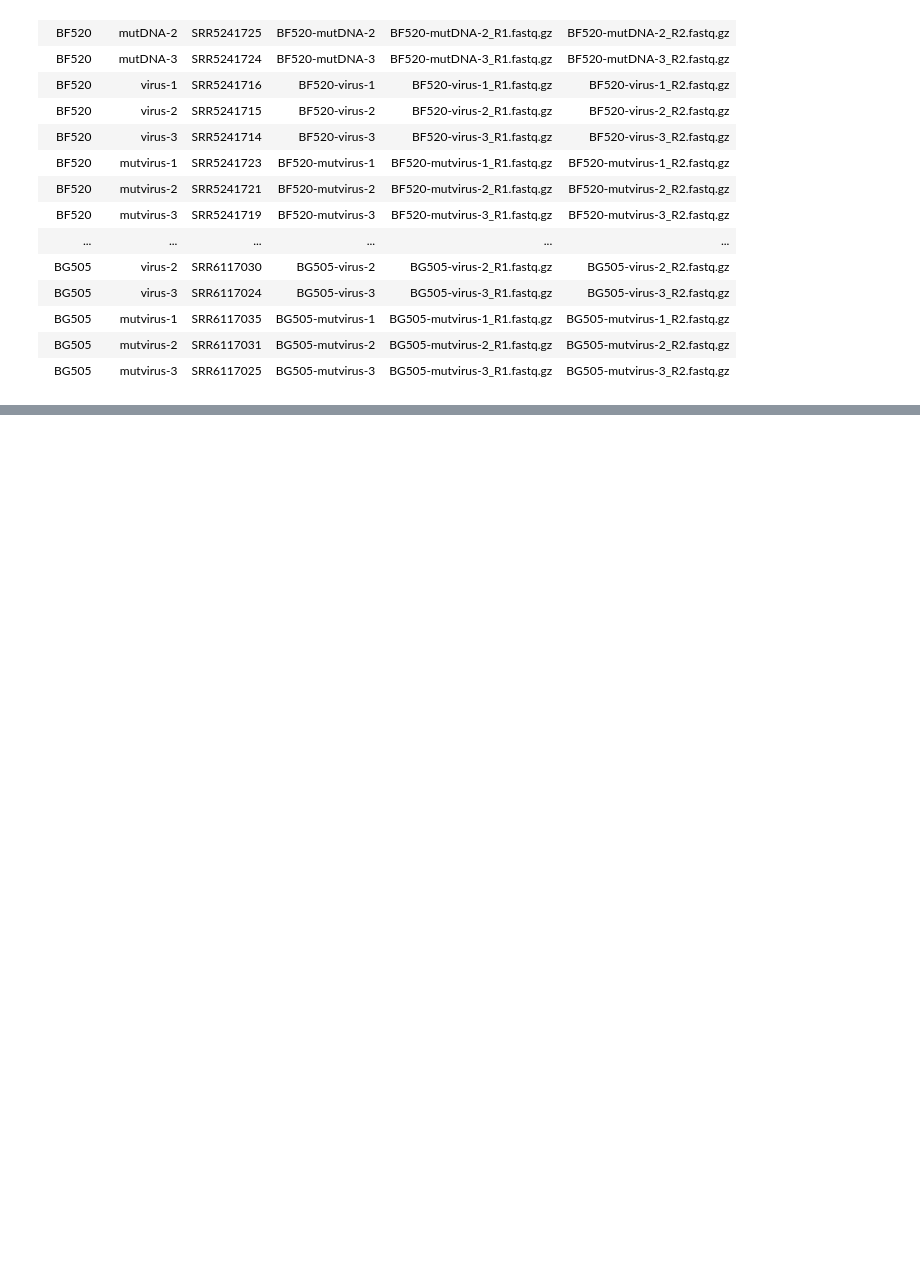
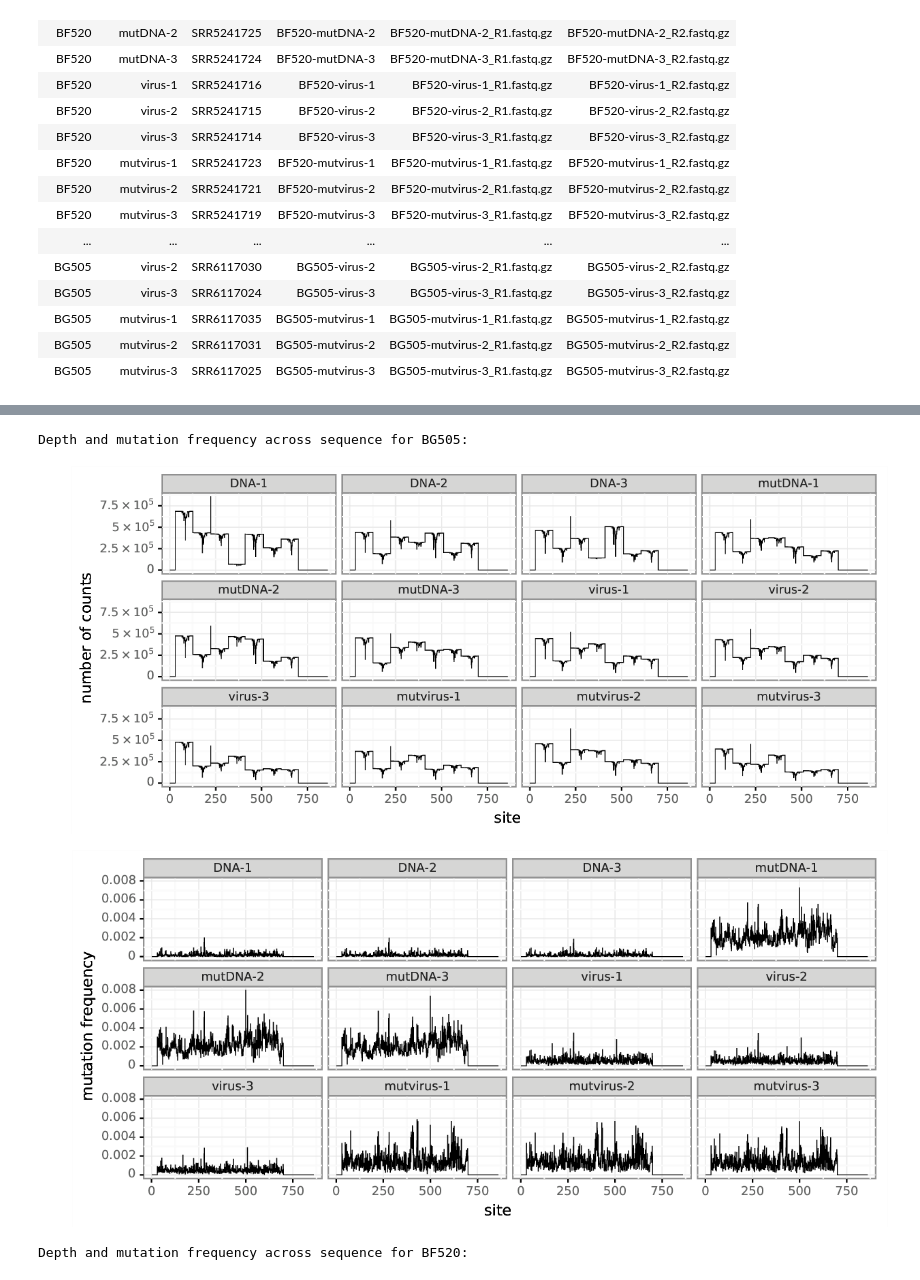
Before and after one commit to jbloomlab/EnvMutationalShiftsPaper, a Jupyter notebook: analysis_code/analysis_notebook.ipynb, the cells around one changed output, grey strips where cells are left out. Saved outputs shown, nothing was run; the diff lists cells and outputs as text; code cells hidden in the pictures; blank space fills up the shorter version.

```diff
--- a/analysis_code/analysis_notebook.ipynb
+++ b/analysis_code/analysis_notebook.ipynb
@@ -334,0 +351,10 @@ Completed dms2_batch_bcsubamp.
+# %%
+for env in homologs:
+    print("\nDepth and mutation frequency across sequence for {0}:".format(env))
+    showPDF(countsplotprefix[env] + 'depth.pdf')
+    showPDF(countsplotprefix[env] + 'mutfreq.pdf')
+# %% [output]
+Depth and mutation frequency across sequence for BG505:
+[figure, added]
+[figure, added]
+Depth and mutation frequency across sequence for BF520:
```
Also changed, not shown: parts of 24 cells of this notebook.
